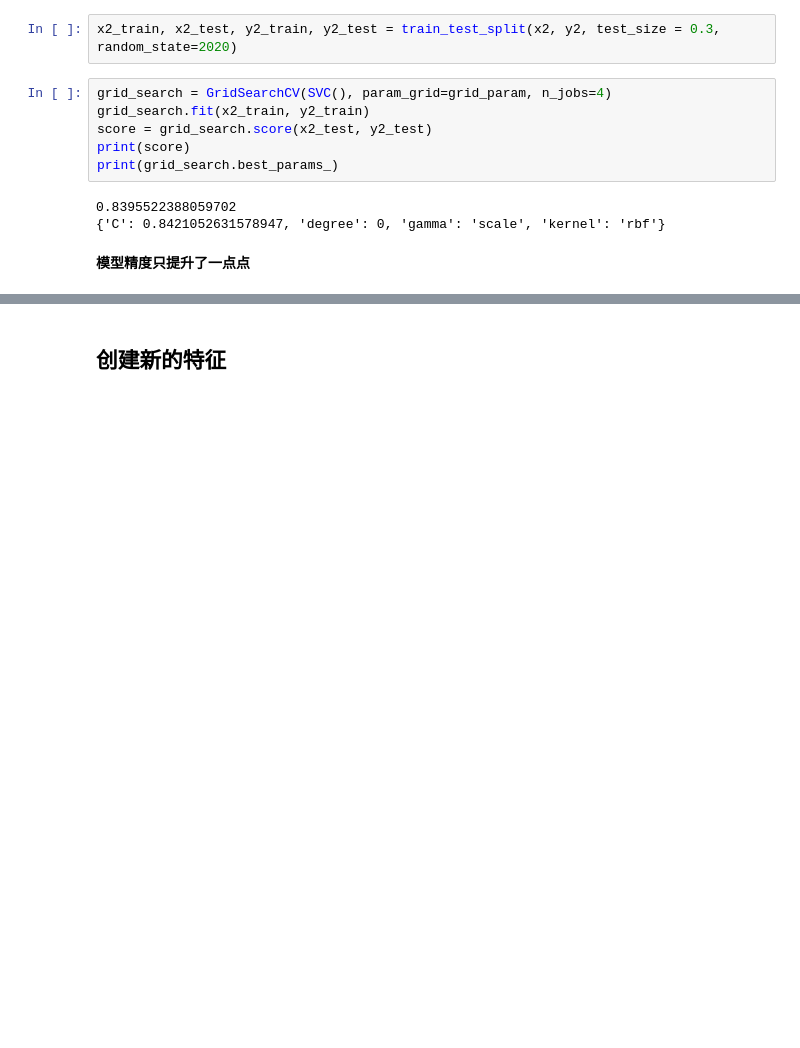
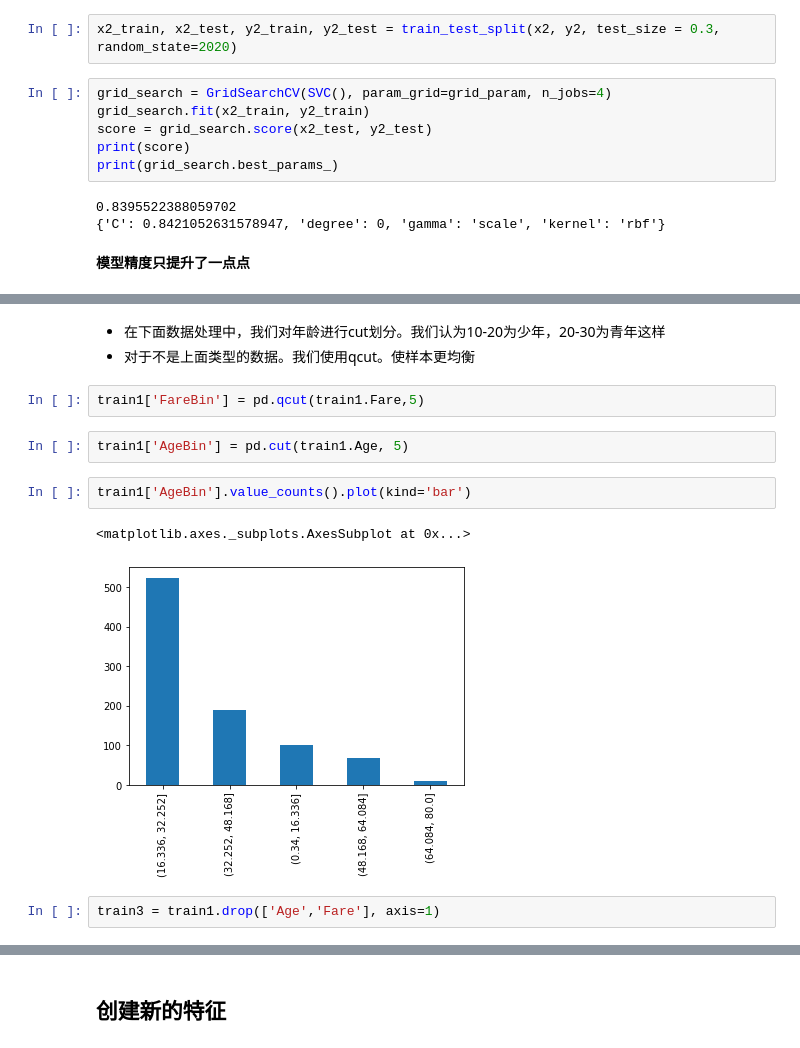
Before and after one commit to Miki123-gif/Competition-Training, a Jupyter notebook: 参照特征工程入门这本书.ipynb, the cells around one changed output, grey strips where cells are left out. Saved outputs shown, nothing was run; the diff lists cells and outputs as text; blank space fills up the shorter version.

```diff
--- a/参照特征工程入门这本书.ipynb
+++ b/参照特征工程入门这本书.ipynb
@@ -615,0 +666,14 @@ print(grid_search.best_params_)
+# %% [markdown]
+- 在下面数据处理中，我们对年龄进行cut划分。我们认为10-20为少年，20-30为青年这样
+- 对于不是上面类型的数据。我们使用qcut。使样本更均衡
+# %%
+train1['FareBin'] = pd.qcut(train1.Fare,5)
+# %%
+train1['AgeBin'] = pd.cut(train1.Age, 5)
+# %%
+train1['AgeBin'].value_counts().plot(kind='bar')
+# %% [output]
+<matplotlib.axes._subplots.AxesSubplot at 0x...>
+[figure, added]
+# %%
+train3 = train1.drop(['Age','Fare'], axis=1)
```
Also changed, not shown: parts of 41 cells of this notebook.
